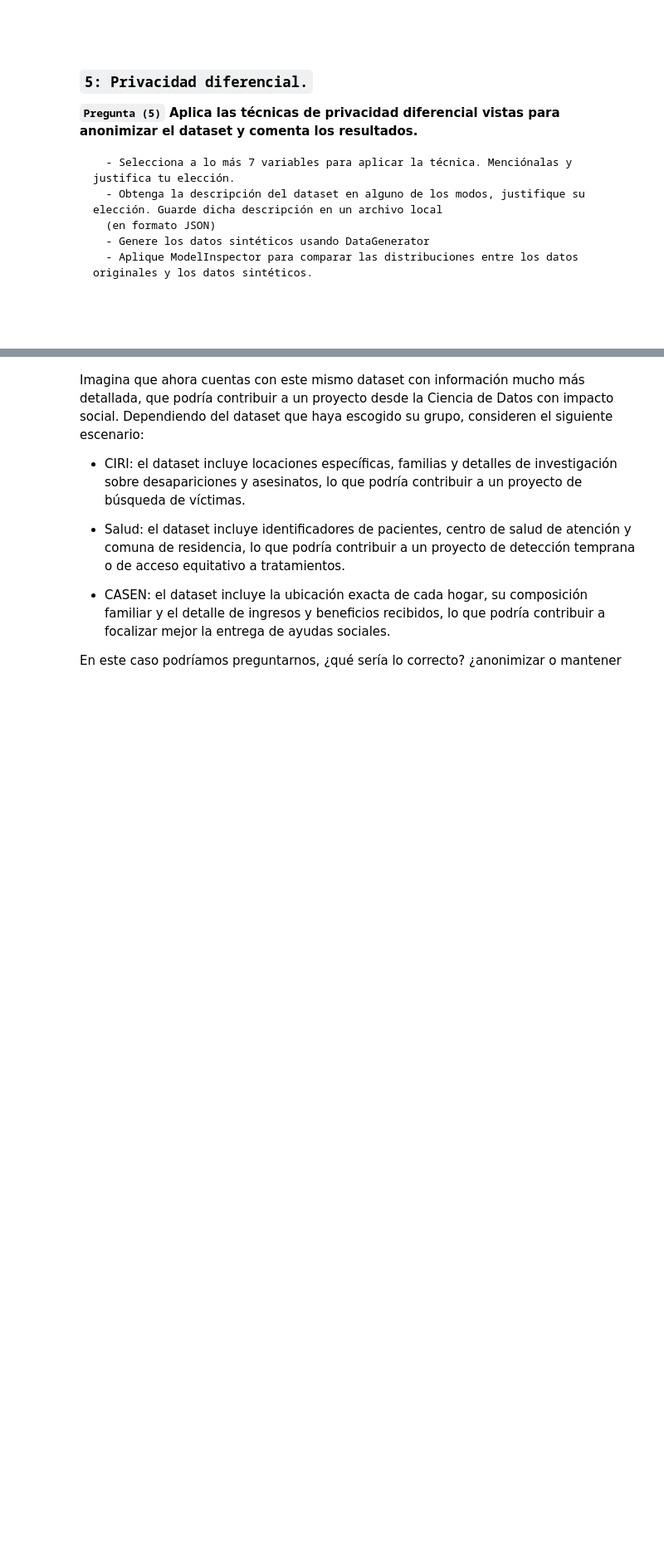
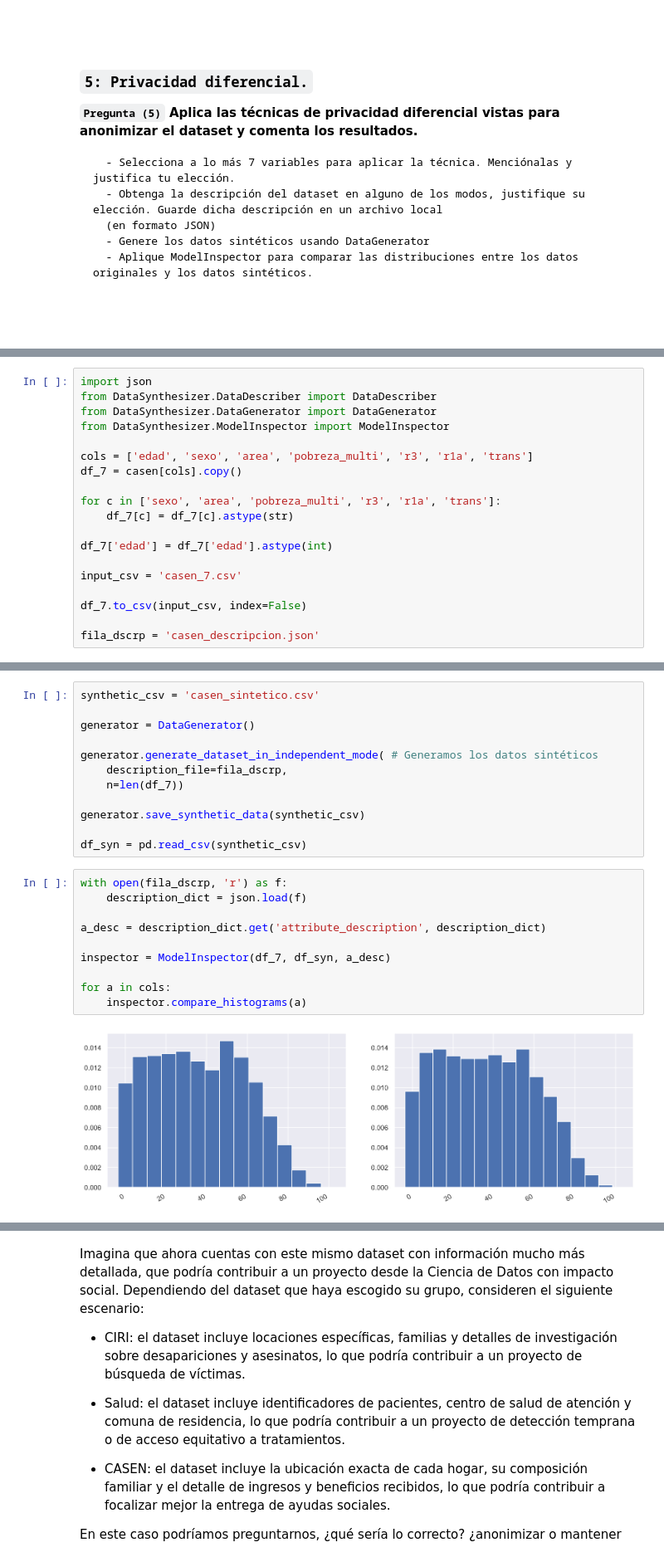
Before and after one commit to Mxrtmlk/Talleres-tica, a Jupyter notebook: Taller_sumativo_4.ipynb, the cells around one changed output, grey strips where cells are left out. Shown at 83% size. Drawn from its saved outputs; the diff is of its cells as text; blank space fills up the shorter version.

```diff
--- a/Taller_sumativo_4.ipynb
+++ b/Taller_sumativo_4.ipynb
@@ -193,0 +230,19 @@ Al momento de explicar el método propuesto, recuerda hacer alusión a principio
+# %%
+import json
+from DataSynthesizer.DataDescriber import DataDescriber
+from DataSynthesizer.DataGenerator import DataGenerator
+from DataSynthesizer.ModelInspector import ModelInspector
+
+cols = ['edad', 'sexo', 'area', 'pobreza_multi', 'r3', 'r1a', 'trans']
+df_7 = casen[cols].copy()
+
+for c in ['sexo', 'area', 'pobreza_multi', 'r3', 'r1a', 'trans']:
+    df_7[c] = df_7[c].astype(str)
+
+df_7['edad'] = df_7['edad'].astype(int)
+
+input_csv = 'casen_7.csv'
+
+df_7.to_csv(input_csv, index=False)
+
+fila_dscrp = 'casen_descripcion.json'
@@ -193,0 +268,24 @@ Al momento de explicar el método propuesto, recuerda hacer alusión a principio
+# %%
+synthetic_csv = 'casen_sintetico.csv'
+
+generator = DataGenerator()
+
+generator.generate_dataset_in_independent_mode( # Generamos los datos sintéticos
+    description_file=fila_dscrp,
+    n=len(df_7))
+
+generator.save_synthetic_data(synthetic_csv)
+
+df_syn = pd.read_csv(synthetic_csv)
+# %%
+with open(fila_dscrp, 'r') as f:
+    description_dict = json.load(f)
+
+a_desc = description_dict.get('attribute_description', description_dict)
+
+inspector = ModelInspector(df_7, df_syn, a_desc)
+
+for a in cols:
+    inspector.compare_histograms(a)
+# %% [output]
+[figure, added]
```
Also changed, not shown: parts of 5 cells of this notebook, 3 other files.
